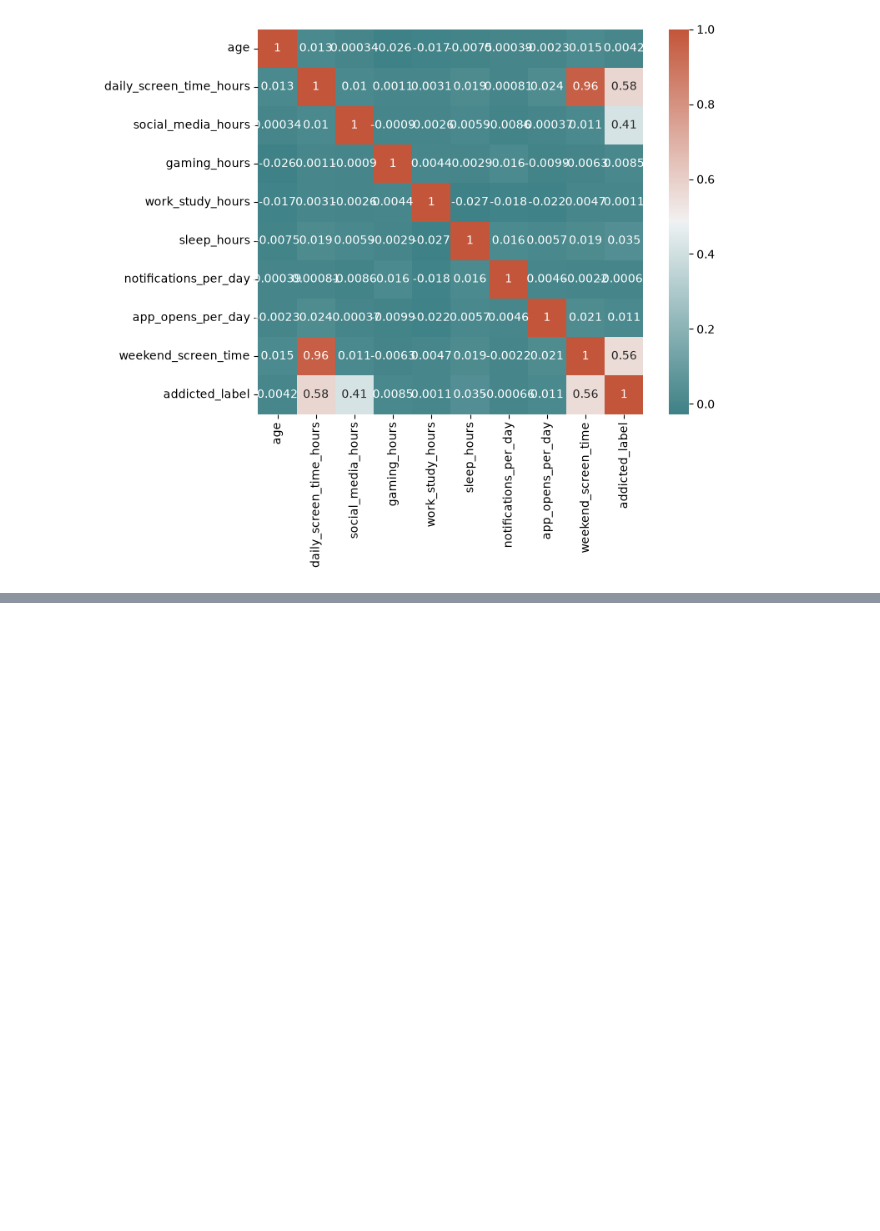
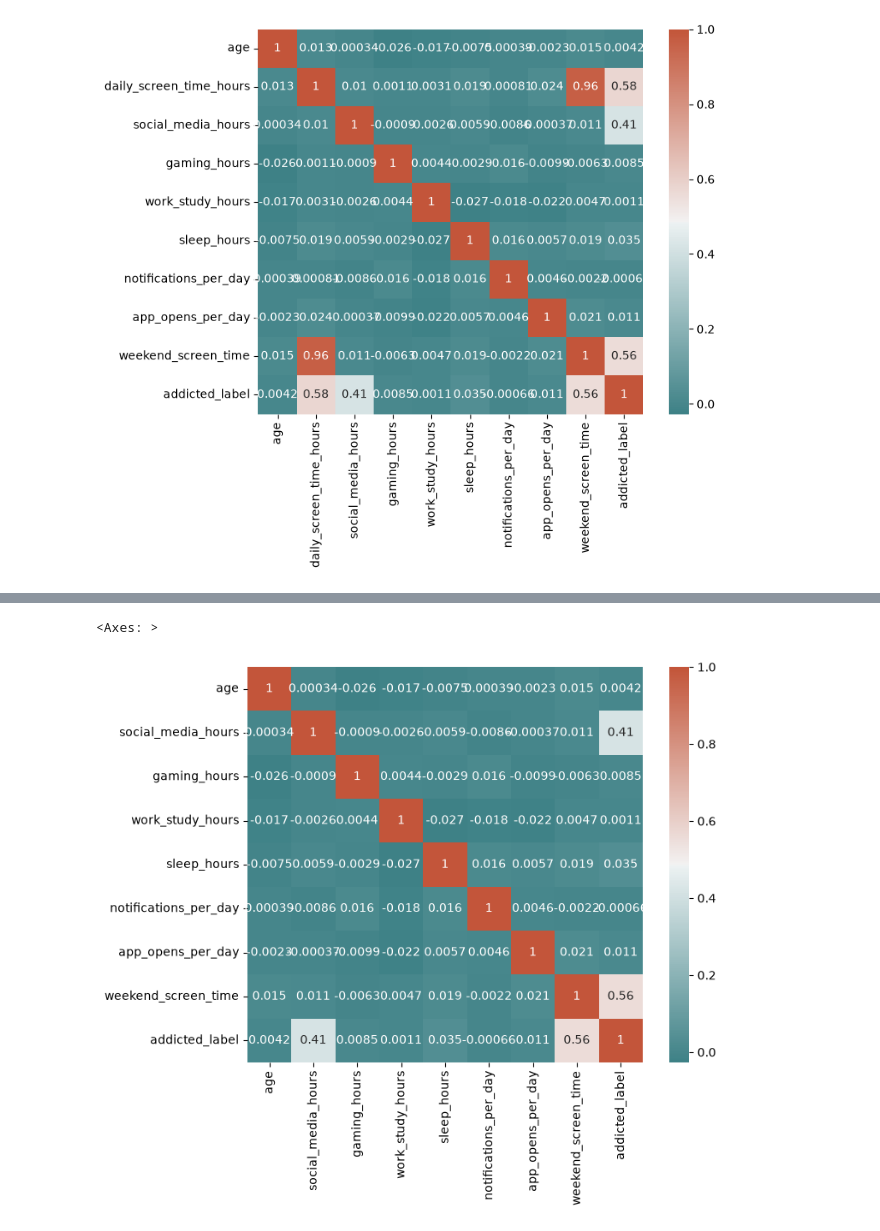
Before and after one commit to madhusudanghategasti-maxver/The-Major-project-addict, a Jupyter notebook: data.ipynb, the cells around one changed output, grey strips where cells are left out. Cells and saved outputs as stored; diff of their text form; code cells hidden in the pictures; blank space fills up the shorter version.

```diff
--- a/data.ipynb
+++ b/data.ipynb
@@ -276,3 +276,7 @@ sns.heatmap(coor, mask=np.zeros_like(coor, dtype=np.bool), cmap=sns.diverging_pa
 # %% [output]
 <Axes: >
 [figure]
+# %%
+dd = ds.drop(columns=["daily_screen_time_hours"])
+# %%
+co=dd.corr()
@@ -278,0 +296,7 @@ sns.heatmap(coor, mask=np.zeros_like(coor, dtype=np.bool), cmap=sns.diverging_pa
+# %%
+fun, ax = plt.subplots(figsize=(8, 6))
+sns.heatmap(co, mask=np.zeros_like(co, dtype=np.bool), cmap=sns.diverging_palette(200, 20, as_cmap=True),
+            square=True, ax=ax,annot=True)
+# %% [output]
+<Axes: >
+[figure, added]
```
Also changed, not shown: parts of 1 cell of this notebook, 12 other files.
